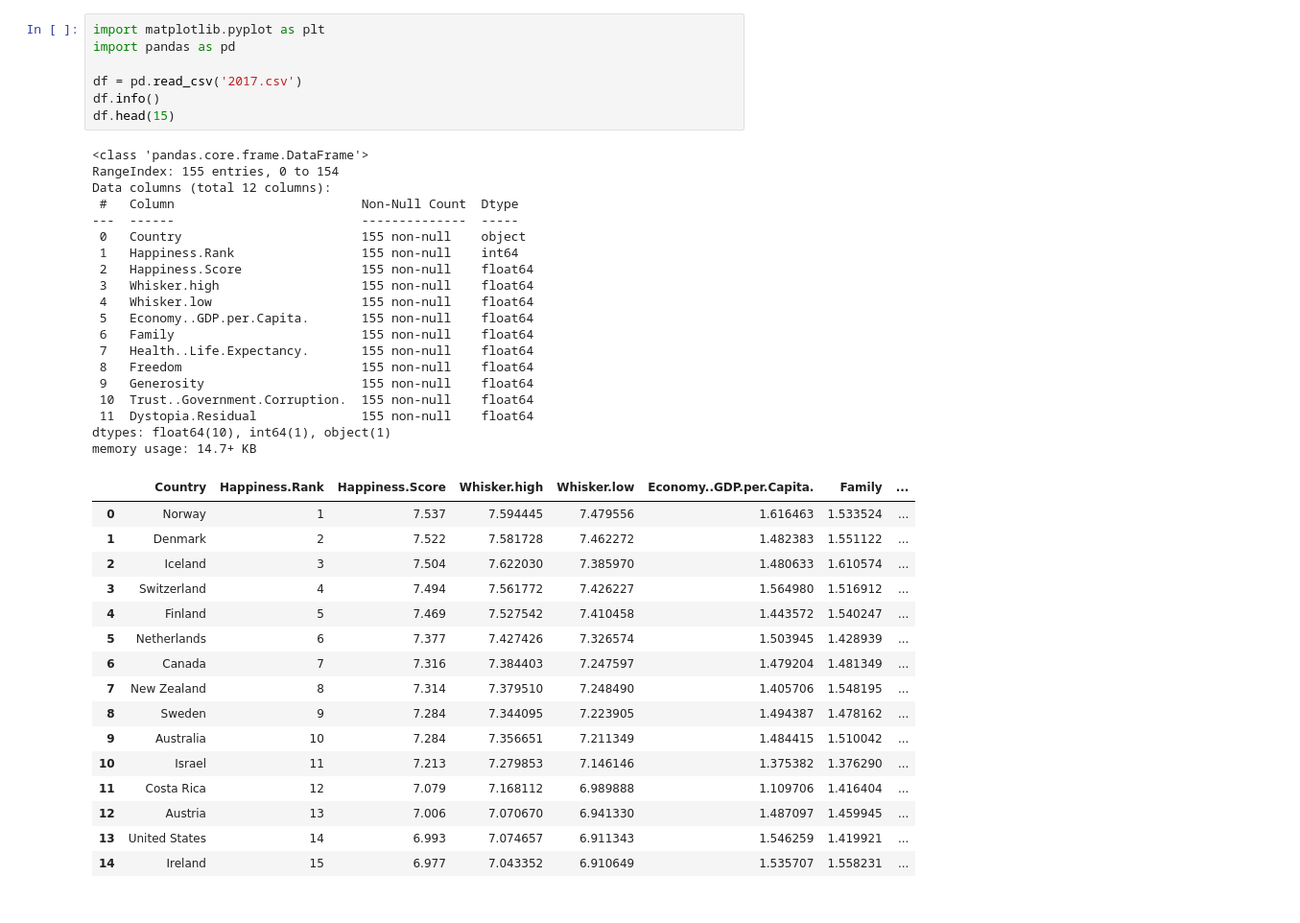
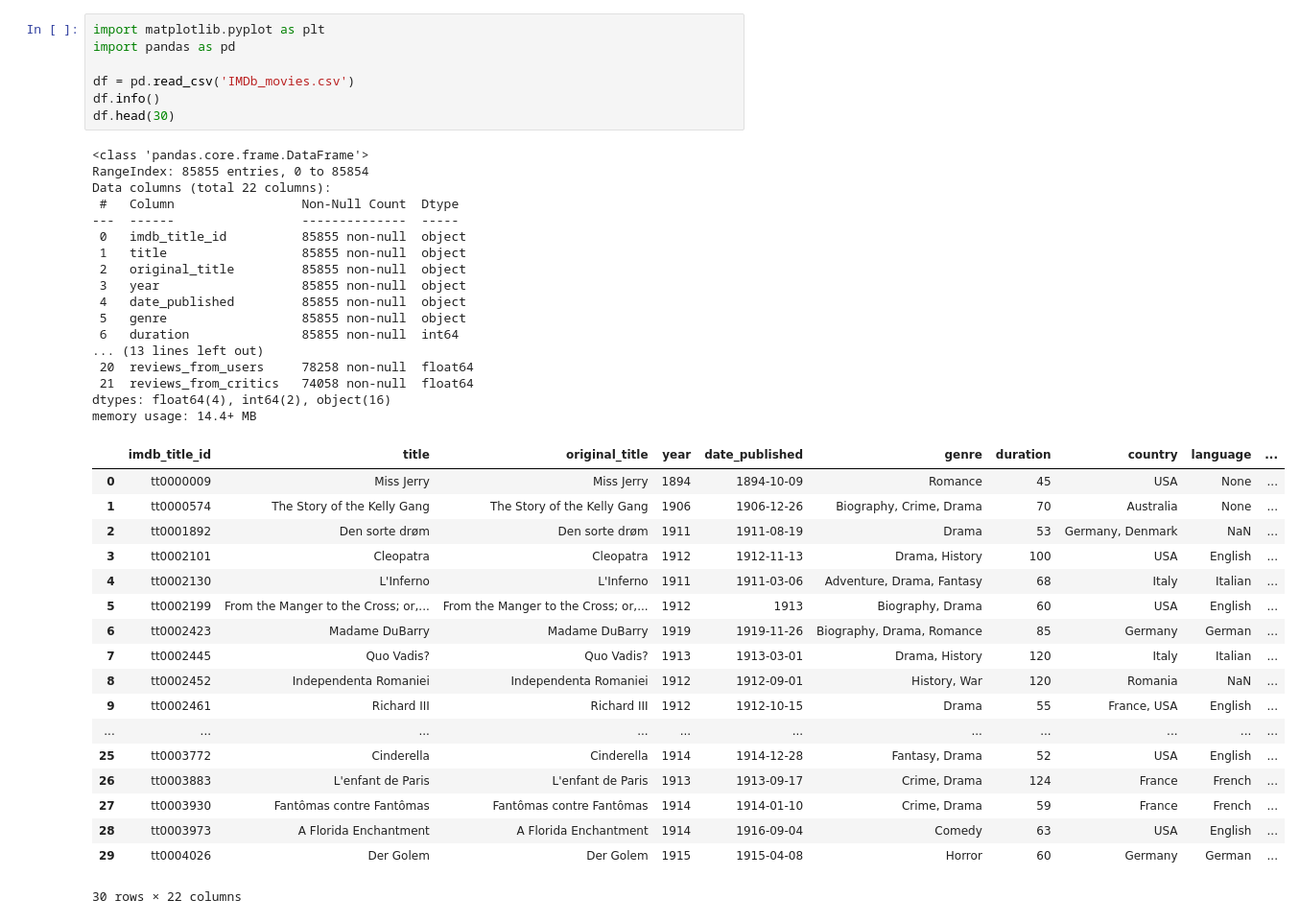
Before and after one commit to spenser78/winter, a Jupyter notebook: Решение домашнего задания по визуализации.ipynb, the cells around one changed output. Shown: that part at 96% size. Drawn from its saved outputs; the diff is of its cells as text.

```diff
--- a/Решение домашнего задания по визуализации.ipynb
+++ b/Решение домашнего задания по визуализации.ipynb
@@ -13,43 +23,43 @@
 # %%
 import matplotlib.pyplot as plt
 import pandas as pd
 
-df = pd.read_csv('2017.csv')
+df = pd.read_csv('IMDb_movies.csv')
 df.info()
-df.head(15)
+df.head(30)
 # %% [output]
 <class 'pandas.core.frame.DataFrame'>
-RangeIndex: 155 entries, 0 to 154
-Data columns (total 12 columns):
- #   Column                         Non-Null Count  Dtype
----  ------                         --------------  -----
- 0   Country                        155 non-null    object
- 1   Happiness.Rank                 155 non-null    int64
- 2   Happiness.Score                155 non-null    float64
- 3   Whisker.high                   155 non-null    float64
- 4   Whisker.low                    155 non-null    float64
- 5   Economy..GDP.per.Capita.       155 non-null    float64
- 6   Family                         155 non-null    float64
- 7   Health..Life.Expectancy.       155 non-null    float64
- 8   Freedom                        155 non-null    float64
- 9   Generosity                     155 non-null    float64
- 10  Trust..Government.Corruption.  155 non-null    float64
- 11  Dystopia.Residual              155 non-null    float64
-dtypes: float64(10), int64(1), object(1)
-memory usage: 14.7+ KB
+RangeIndex: 85855 entries, 0 to 85854
+Data columns (total 22 columns):
+ #   Column                 Non-Null Count  Dtype
+---  ------                 --------------  -----
+ 0   imdb_title_id          85855 non-null  object
+ 1   title                  85855 non-null  object
+ 2   original_title         85855 non-null  object
+ 3   year                   85855 non-null  object
+ 4   date_published         85855 non-null  object
+ 5   genre                  85855 non-null  object
+ 6   duration               85855 non-null  int64
+... (13 lines left out)
+ 20  reviews_from_users     78258 non-null  float64
+ 21  reviews_from_critics   74058 non-null  float64
+dtypes: float64(4), int64(2), object(16)
+memory usage: 14.4+ MB
-|  | Country | Happiness.Rank | Happiness.Score | Whisker.high | Whisker.low | Economy..GDP.per.Capita. | Family | ... |
-| 0 | Norway | 1 | 7.537 | 7.594445 | 7.479556 | 1.616463 | 1.533524 | ... |
-| 1 | Denmark | 2 | 7.522 | 7.581728 | 7.462272 | 1.482383 | 1.551122 | ... |
-| 2 | Iceland | 3 | 7.504 | 7.622030 | 7.385970 | 1.480633 | 1.610574 | ... |
-| 3 | Switzerland | 4 | 7.494 | 7.561772 | 7.426227 | 1.564980 | 1.516912 | ... |
-| 4 | Finland | 5 | 7.469 | 7.527542 | 7.410458 | 1.443572 | 1.540247 | ... |
-| 5 | Netherlands | 6 | 7.377 | 7.427426 | 7.326574 | 1.503945 | 1.428939 | ... |
-| 6 | Canada | 7 | 7.316 | 7.384403 | 7.247597 | 1.479204 | 1.481349 | ... |
-| 7 | New Zealand | 8 | 7.314 | 7.379510 | 7.248490 | 1.405706 | 1.548195 | ... |
-| 8 | Sweden | 9 | 7.284 | 7.344095 | 7.223905 | 1.494387 | 1.478162 | ... |
-| 9 | Australia | 10 | 7.284 | 7.356651 | 7.211349 | 1.484415 | 1.510042 | ... |
-| 10 | Israel | 11 | 7.213 | 7.279853 | 7.146146 | 1.375382 | 1.376290 | ... |
-| 11 | Costa Rica | 12 | 7.079 | 7.168112 | 6.989888 | 1.109706 | 1.416404 | ... |
-| 12 | Austria | 13 | 7.006 | 7.070670 | 6.941330 | 1.487097 | 1.459945 | ... |
-| 13 | United States | 14 | 6.993 | 7.074657 | 6.911343 | 1.546259 | 1.419921 | ... |
-| 14 | Ireland | 15 | 6.977 | 7.043352 | 6.910649 | 1.535707 | 1.558231 | ... |
+|  | imdb_title_id | title | original_title | year | date_published | genre | duration | country | language | ... |
+| 0 | tt0000009 | Miss Jerry | Miss Jerry | 1894 | 1894-10-09 | Romance | 45 | USA | None | ... |
+| 1 | tt0000574 | The Story of the Kelly Gang | The Story of the Kelly Gang | 1906 | 1906-12-26 | Biography, Crime, Drama | 70 | Australia | None | ... |
+| 2 | tt0001892 | Den sorte drøm | Den sorte drøm | 1911 | 1911-08-19 | Drama | 53 | Germany, Denmark | NaN | ... |
+| 3 | tt0002101 | Cleopatra | Cleopatra | 1912 | 1912-11-13 | Drama, History | 100 | USA | English | ... |
+| 4 | tt0002130 | L'Inferno | L'Inferno | 1911 | 1911-03-06 | Adventure, Drama, Fantasy | 68 | Italy | Italian | ... |
+| 5 | tt0002199 | From the Manger to the Cross; or,... | From the Manger to the Cross; or,... | 1912 | 1913 | Biography, Drama | 60 | USA | English | ... |
+| 6 | tt0002423 | Madame DuBarry | Madame DuBarry | 1919 | 1919-11-26 | Biography, Drama, Romance | 85 | Germany | German | ... |
+| 7 | tt0002445 | Quo Vadis? | Quo Vadis? | 1913 | 1913-03-01 | Drama, History | 120 | Italy | Italian | ... |
+| 8 | tt0002452 | Independenta Romaniei | Independenta Romaniei | 1912 | 1912-09-01 | History, War | 120 | Romania | NaN | ... |
+| 9 | tt0002461 | Richard III | Richard III | 1912 | 1912-10-15 | Drama | 55 | France, USA | English | ... |
+| ... | ... | ... | ... | ... | ... | ... | ... | ... | ... | ... |
+| 25 | tt0003772 | Cinderella | Cinderella | 1914 | 1914-12-28 | Fantasy, Drama | 52 | USA | English | ... |
+| 26 | tt0003883 | L'enfant de Paris | L'enfant de Paris | 1913 | 1913-09-17 | Crime, Drama | 124 | France | French | ... |
+| 27 | tt0003930 | Fantômas contre Fantômas | Fantômas contre Fantômas | 1914 | 1914-01-10 | Crime, Drama | 59 | France | French | ... |
+| 28 | tt0003973 | A Florida Enchantment | A Florida Enchantment | 1914 | 1916-09-04 | Comedy | 63 | USA | English | ... |
+| 29 | tt0004026 | Der Golem | Der Golem | 1915 | 1915-04-08 | Horror | 60 | Germany | German | ... |
+30 rows × 22 columns
```
Also changed, not shown: parts of 4 cells of this notebook, 5 other files.
